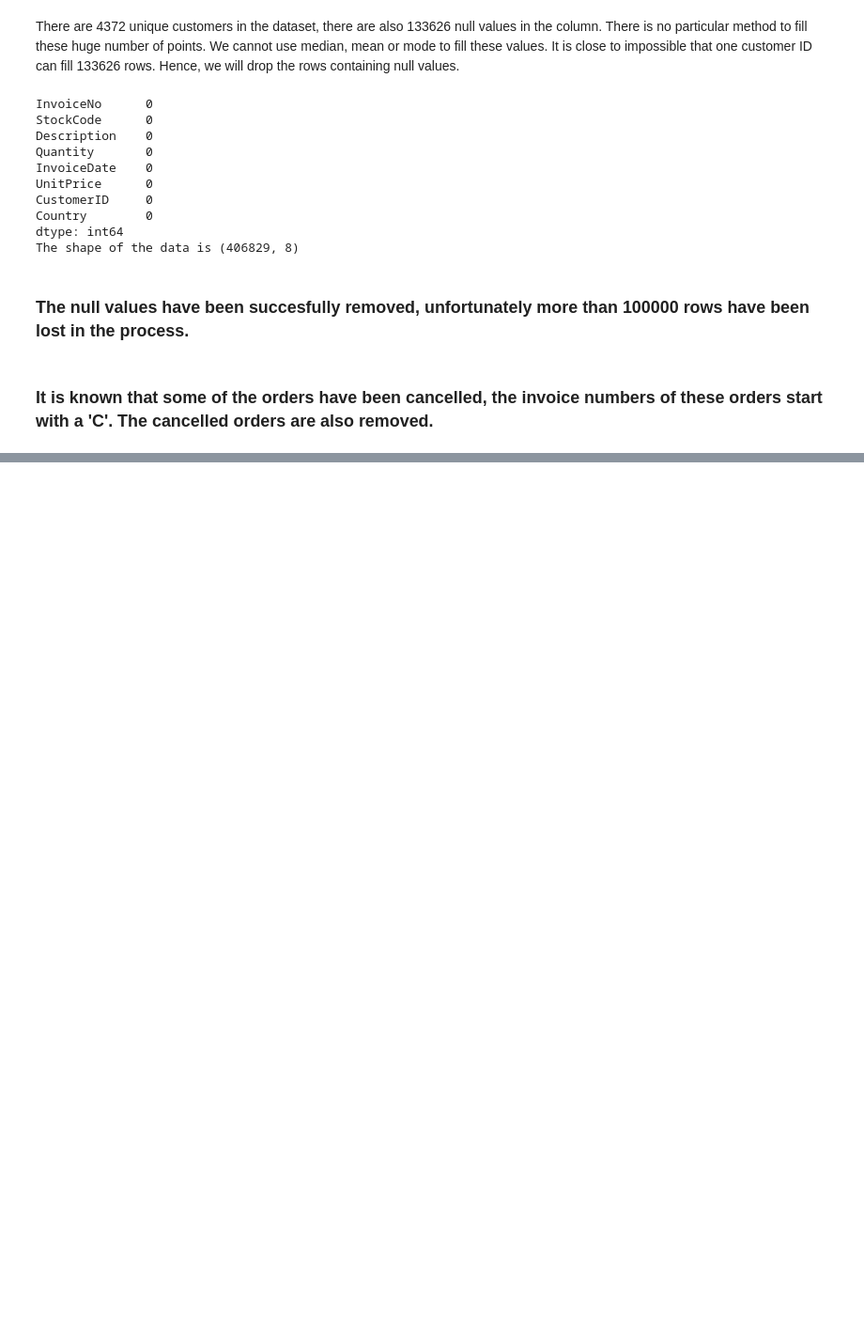
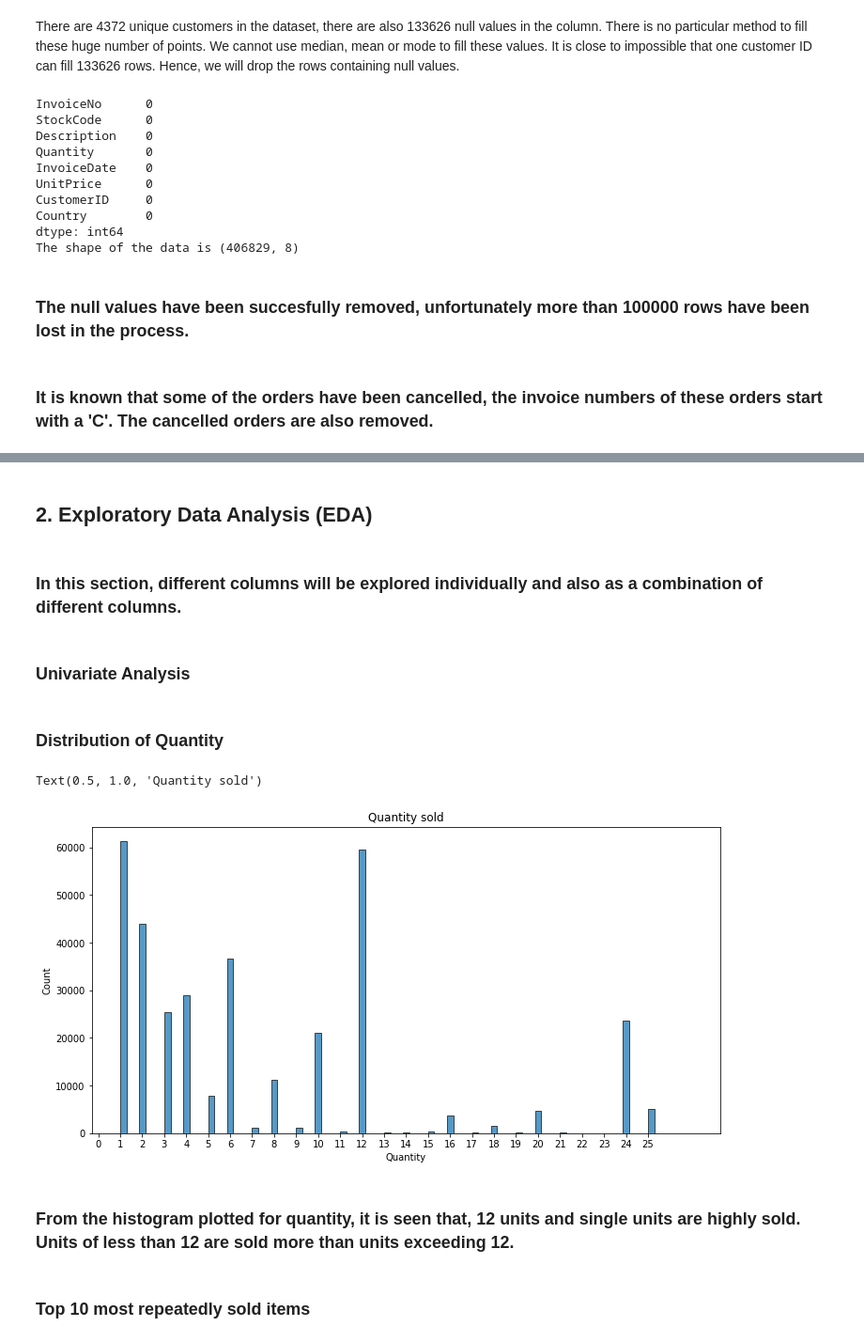
Before and after one commit to amolprabhu/Customer-Segmentation, a Jupyter notebook: Capstone_Project_Customer_Segmentation.ipynb, the cells around one changed output, grey strips where cells are left out. Shown at 94% size. Cells and saved outputs as stored; diff of their text form; code cells hidden in the pictures; blank space fills up the shorter version.

```diff
--- a/Capstone_Project_Customer_Segmentation.ipynb
+++ b/Capstone_Project_Customer_Segmentation.ipynb
@@ -165,0 +246,21 @@ data.drop('StockCode', axis = 1, inplace = True)
+# %% [markdown]
+## 2. Exploratory Data Analysis (EDA)
+# %% [markdown]
+### In this section, different columns will be explored individually and also as a combination of different columns.
+# %% [markdown]
+### Univariate Analysis
+# %% [markdown]
+### Distribution of Quantity
+# %%
+# Distribution of the quantity column
+plt.figure(figsize = (12,6))
+sns.histplot(data['Quantity'])
+plt.xticks(np.arange(0,26))
+plt.title('Quantity sold')
+# %% [output]
+Text(0.5, 1.0, 'Quantity sold')
+[figure, added]
+# %% [markdown]
+### From the histogram plotted for quantity, it is seen that, 12 units and single units are highly sold. Units of less than 12 are sold more than units exceeding 12.
+# %% [markdown]
+### Top 10 most repeatedly sold items
```
Also changed, not shown: parts of 51 cells of this notebook.
